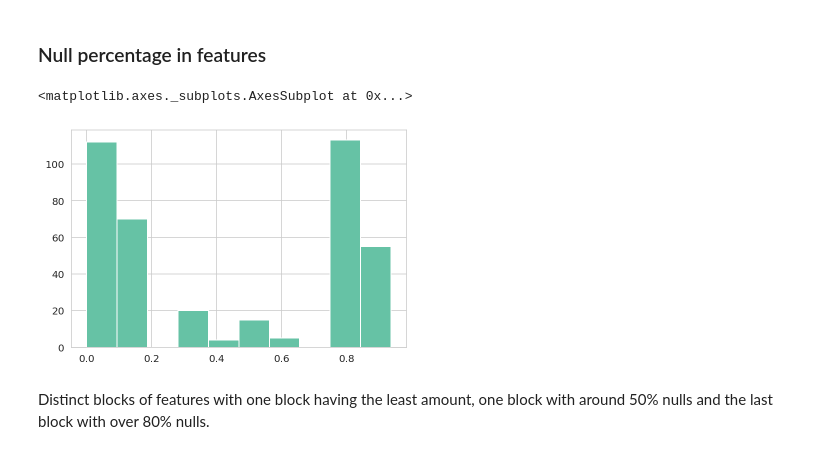
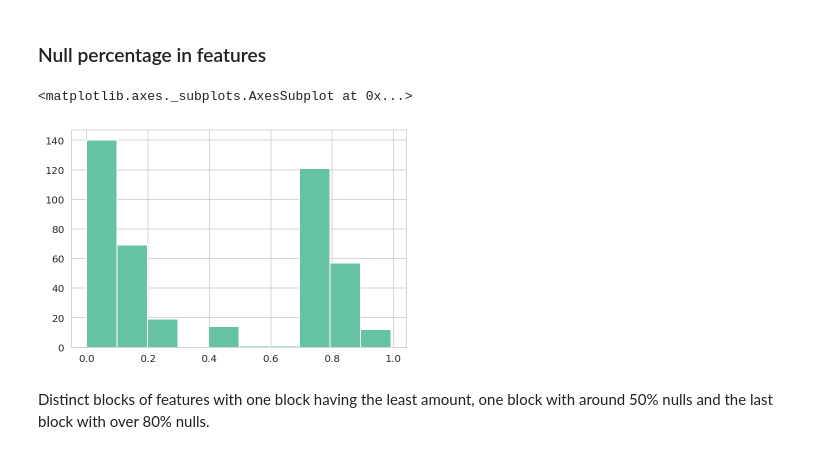
Before and after one commit to sanjyotUM/credit_card_fraud_detection, a Jupyter notebook: notebooks/is_1.ipynb, the cells around one changed output. Saved outputs shown, nothing was run; the diff lists cells and outputs as text; code cells hidden in the pictures.

```diff
--- a/notebooks/is_1.ipynb
+++ b/notebooks/is_1.ipynb
@@ -11,9 +19,11 @@ set_matplotlib_formats('retina')
 # %%
-# File paths
-
-data_dir = Path('../datasets/fraud_detection')
+# Change paths as needed
+data_dir = Path('../datasets/fraud_detection')  # Original data directory
 
 train_tran_filename = data_dir / 'train_transaction.csv'
 test_tran_filename  = data_dir / 'test_transaction.csv'
 train_user_filename = data_dir / 'train_identity.csv'
 test_user_filename  = data_dir / 'test_identity.csv'
+
+train_c_filename = data_dir / 'train_combined.csv'  # Train data saved to disk
+test_c_filename = data_dir / 'test_combined.csv'  # Test data saved to disk
@@ -20,4 +53,5 @@ test_user_filename  = data_dir / 'test_identity.csv'
 # %%
-data_fraction = 1
+data_fraction = 1.0  # Reduce if memory errors
 
-train_t = pd.read_csv(train_tran_filename).sample(frac=data_fraction, random_state=42)
+train = pd.read_csv(train_c_filename).sample(frac=data_fraction, random_state=42)
+test = pd.read_csv(test_c_filename).sample(frac=data_fraction, random_state=42)
@@ -24 +60,21 @@ train_t = pd.read_csv(train_tran_filename).sample(frac=data_fraction, random_sta
+# %%
+def cat_to_numeric(dftrain, dftest):
+
+    cat_features = ['card4', 'card6', 'P_emaildomain', 'R_emaildomain',
+                'M1', 'M2', 'M3', 'M4', 'M5', 'M6', 'M7', 'M8', 'M9',
+                'id_12', 'id_15', 'id_16', 'id_23', 'id_27', 'id_28',
+                'id_29', 'id_30', 'id_31', 'id_33', 'id_34', 'id_35',
+                'id_36', 'id_37', 'id_38', 'DeviceType', 'DeviceInfo']
+
+    lc_dict = dict()  # Stores label encoding of all categorical features
+
+    for ft in cat_features:
+        lc = LabelEncoder()
+        all_values = dftrain[ft].append(dftest[ft]).astype(str)
+        lc = lc.fit(all_values)
+        lc_dict[ft] = lc
+
+        dftrain[ft] = lc.transform(dftrain[ft].astype(str))
+        dftest[ft] = lc.transform(dftest[ft].astype(str))
+    return dftrain, dftest, lc
 # %%
@@ -36,3 +88,5 @@ train_t.shape
+# %%
+train, test, lc = cat_to_numeric(train, test)
 # %% [markdown]
 ### Reconcile every feature's presence
 # %%
@@ -67,11 +122,11 @@ assert set(all_cols) == set(train_t.columns)
 # %% [markdown]
 ### Null percentage in features
 # %%
-null_perc = (train_t.isnull().sum()/len(train_t)).sort_values(ascending=False)
+null_perc = (train.isnull().sum()/len(train)).sort_values(ascending=False)
 null_perc.hist()
 # %% [output]
 <matplotlib.axes._subplots.AxesSubplot at 0x...>
-[figure, old version]
+[figure, new version]
 # %% [markdown]
 Distinct blocks of features with one block having the least amount, one block with around 50% nulls and the last block with over 80% nulls.
 # %% [markdown]
```
Also changed, not shown: parts of 29 cells of this notebook.
